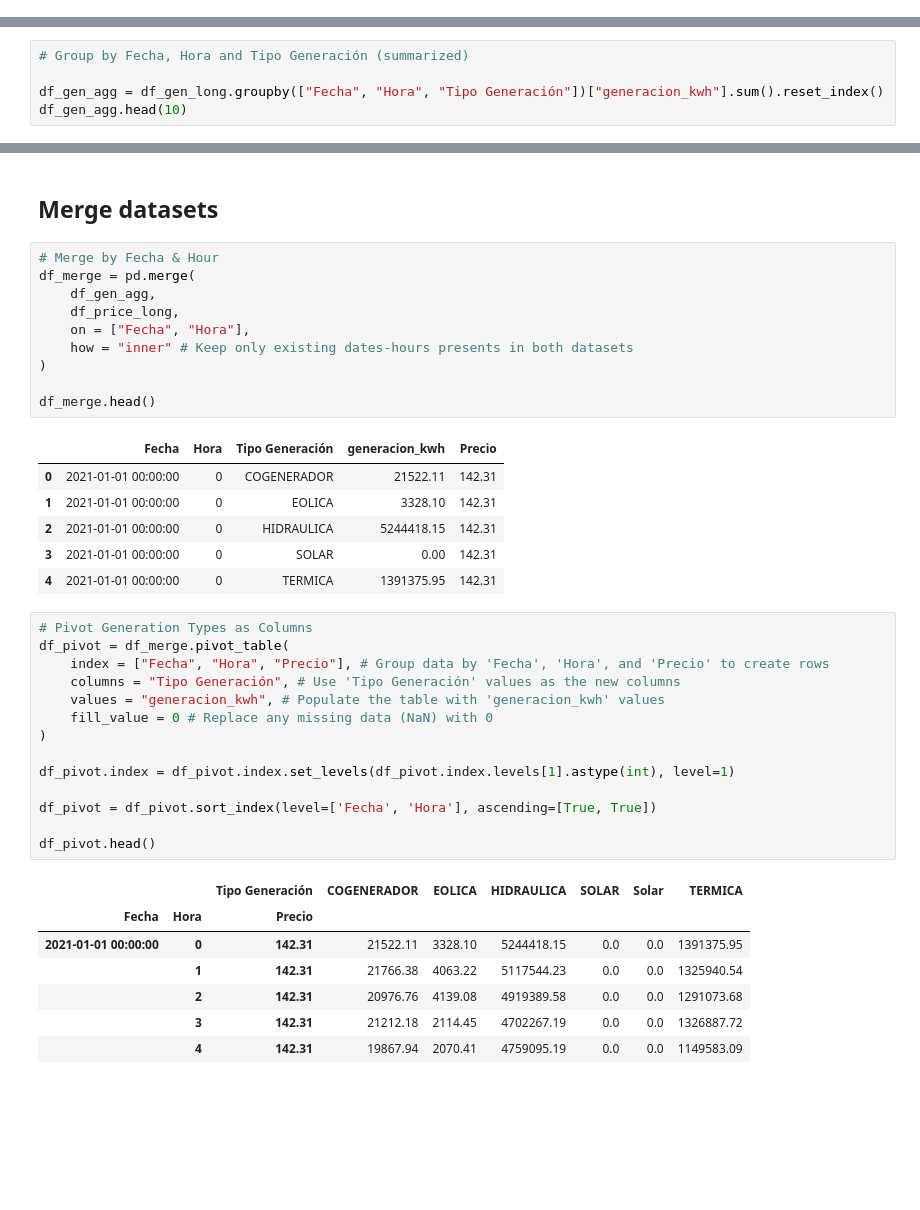
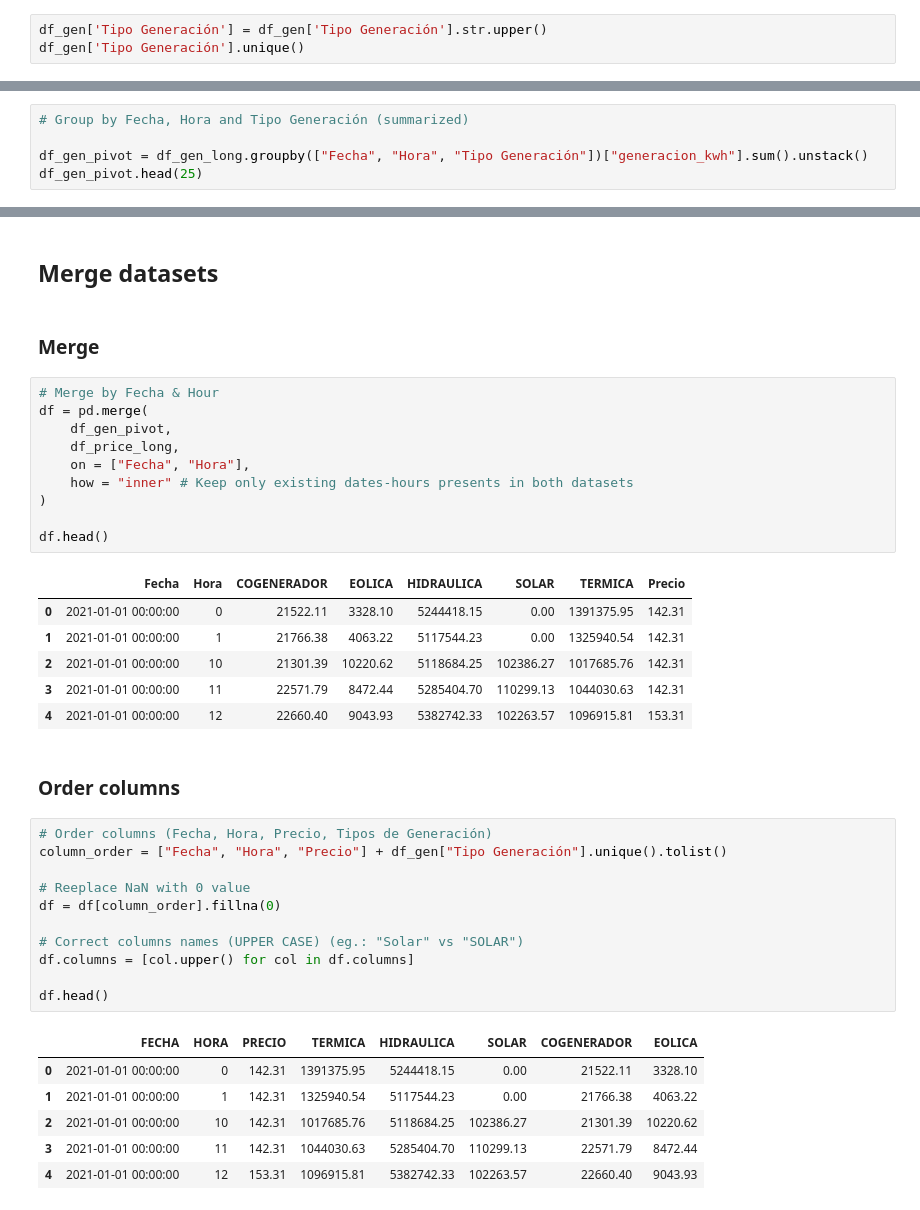
Before and after one commit to camjaramillo/maestria-trabajo-integrador, a Jupyter notebook: notebooks/data_preprocessing.ipynb, the cells around one changed output, grey strips where cells are left out. Saved outputs shown, nothing was run; the diff lists cells and outputs as text; blank space fills up the shorter version.

```diff
--- a/notebooks/data_preprocessing.ipynb
+++ b/notebooks/data_preprocessing.ipynb
@@ -76,0 +86,3 @@ dtype: int64
+# %%
+df_gen['Tipo Generación'] = df_gen['Tipo Generación'].str.upper()
+df_gen['Tipo Generación'].unique()
@@ -105,6 +121,6 @@ df_gen_long.head(10)
 # %%
 # Group by Fecha, Hora and Tipo Generación (summarized)
 
-df_gen_agg = df_gen_long.groupby(["Fecha", "Hora", "Tipo Generación"])["generacion_kwh"].sum().reset_index()
-df_gen_agg.head(10)
+df_gen_pivot = df_gen_long.groupby(["Fecha", "Hora", "Tipo Generación"])["generacion_kwh"].sum().unstack()
+df_gen_pivot.head(25)
 # %% [output]
@@ -184,42 +207,42 @@ df_price_long.head()
 | 4 | 2020-01-05 | 0 | 209.12 |
 # %% [markdown]
 ## Merge datasets
+# %% [markdown]
+### Merge
 # %%
 # Merge by Fecha & Hour
-df_merge = pd.merge(
-    df_gen_agg,
+df = pd.merge(
+    df_gen_pivot,
     df_price_long,
     on = ["Fecha", "Hora"],
     how = "inner" # Keep only existing dates-hours presents in both datasets
 )
 
-df_merge.head()
+df.head()
 # %% [output]
-|  | Fecha | Hora | Tipo Generación | generacion_kwh | Precio |
-| 0 | 2021-01-01 00:00:00 | 0 | COGENERADOR | 21522.11 | 142.31 |
-| 1 | 2021-01-01 00:00:00 | 0 | EOLICA | 3328.10 | 142.31 |
-| 2 | 2021-01-01 00:00:00 | 0 | HIDRAULICA | 5244418.15 | 142.31 |
-| 3 | 2021-01-01 00:00:00 | 0 | SOLAR | 0.00 | 142.31 |
-| 4 | 2021-01-01 00:00:00 | 0 | TERMICA | 1391375.95 | 142.31 |
+|  | Fecha | Hora | COGENERADOR | EOLICA | HIDRAULICA | SOLAR | TERMICA | Precio |
+| 0 | 2021-01-01 00:00:00 | 0 | 21522.11 | 3328.10 | 5244418.15 | 0.00 | 1391375.95 | 142.31 |
+| 1 | 2021-01-01 00:00:00 | 1 | 21766.38 | 4063.22 | 5117544.23 | 0.00 | 1325940.54 | 142.31 |
+| 2 | 2021-01-01 00:00:00 | 10 | 21301.39 | 10220.62 | 5118684.25 | 102386.27 | 1017685.76 | 142.31 |
+| 3 | 2021-01-01 00:00:00 | 11 | 22571.79 | 8472.44 | 5285404.70 | 110299.13 | 1044030.63 | 142.31 |
+| 4 | 2021-01-01 00:00:00 | 12 | 22660.40 | 9043.93 | 5382742.33 | 102263.57 | 1096915.81 | 153.31 |
+# %% [markdown]
+### Order columns
 # %%
-# Pivot Generation Types as Columns
-df_pivot = df_merge.pivot_table(
-    index = ["Fecha", "Hora", "Precio"], # Group data by 'Fecha', 'Hora', and 'Precio' to create rows
-    columns = "Tipo Generación", # Use 'Tipo Generación' values as the new columns
-    values = "generacion_kwh", # Populate the table with 'generacion_kwh' values
-    fill_value = 0 # Replace any missing data (NaN) with 0
-)
+# Order columns (Fecha, Hora, Precio, Tipos de Generación)
+column_order = ["Fecha", "Hora", "Precio"] + df_gen["Tipo Generación"].unique().tolist()
 
-df_pivot.index = df_pivot.index.set_levels(df_pivot.index.levels[1].astype(int), level=1)
+# Reeplace NaN with 0 value
+df = df[column_order].fillna(0)
 
-df_pivot = df_pivot.sort_index(level=['Fecha', 'Hora'], ascending=[True, True])
+# Correct columns names (UPPER CASE) (eg.: "Solar" vs "SOLAR")
+df.columns = [col.upper() for col in df.columns]
 
-df_pivot.head()
+df.head()
 # %% [output]
-|  |  | Tipo Generación | COGENERADOR | EOLICA | HIDRAULICA | SOLAR | Solar | TERMICA |
-| Fecha | Hora | Precio |  |  |  |  |  |  |
-| 2021-01-01 00:00:00 | 0 | 142.31 | 21522.11 | 3328.10 | 5244418.15 | 0.0 | 0.0 | 1391375.95 |
-|  | 1 | 142.31 | 21766.38 | 4063.22 | 5117544.23 | 0.0 | 0.0 | 1325940.54 |
-|  | 2 | 142.31 | 20976.76 | 4139.08 | 4919389.58 | 0.0 | 0.0 | 1291073.68 |
-|  | 3 | 142.31 | 21212.18 | 2114.45 | 4702267.19 | 0.0 | 0.0 | 1326887.72 |
-|  | 4 | 142.31 | 19867.94 | 2070.41 | 4759095.19 | 0.0 | 0.0 | 1149583.09 |
+|  | FECHA | HORA | PRECIO | TERMICA | HIDRAULICA | SOLAR | COGENERADOR | EOLICA |
+| 0 | 2021-01-01 00:00:00 | 0 | 142.31 | 1391375.95 | 5244418.15 | 0.00 | 21522.11 | 3328.10 |
+| 1 | 2021-01-01 00:00:00 | 1 | 142.31 | 1325940.54 | 5117544.23 | 0.00 | 21766.38 | 4063.22 |
+| 2 | 2021-01-01 00:00:00 | 10 | 142.31 | 1017685.76 | 5118684.25 | 102386.27 | 21301.39 | 10220.62 |
+| 3 | 2021-01-01 00:00:00 | 11 | 142.31 | 1044030.63 | 5285404.70 | 110299.13 | 22571.79 | 8472.44 |
+| 4 | 2021-01-01 00:00:00 | 12 | 153.31 | 1096915.81 | 5382742.33 | 102263.57 | 22660.40 | 9043.93 |
```
Also changed, not shown: parts of 10 cells of this notebook, 2 other files.
